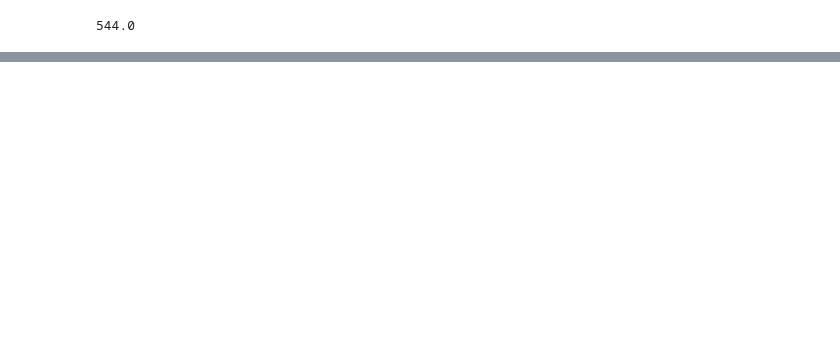
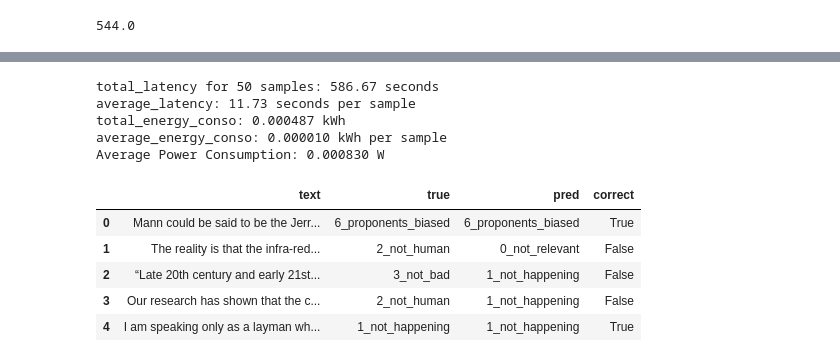
Before and after one commit to Arivima/frugal-ai-challenge, a Jupyter notebook: training/Baseline_text_LLM.ipynb, the cells around one changed output, grey strips where cells are left out. Cells and saved outputs as stored; diff of their text form; code cells hidden in the pictures; blank space fills up the shorter version.

```diff
--- a/training/Baseline_text_LLM.ipynb
+++ b/training/Baseline_text_LLM.ipynb
@@ -580,0 +437,23 @@ For most of the Holocene (last 10k years), sea level has been rising at a rate o
+# %%
+%%time
+
+predictions = []
+latencies = []
+energy_conso = []
+errors = 0
+
+for text, true_label in zip(texts, true_labels):
+    try:
+        pred, lat, ems = classify_text(text, tokenizer, model)
+
+        pred = parse_output(pred)
+        predictions.append(pred)
+        latencies.append(lat)
+        energy_conso.append(ems)
+
+        if pred == "error":
+            errors += 1
+    except Exception as e:
+        predictions.append("error")
+        errors += 1
+        print(f"Error processing: {text[:50]}... -> {str(e)}")
@@ -580,0 +480,34 @@ For most of the Holocene (last 10k years), sea level has been rising at a rate o
+# %%
+results = pd.DataFrame({
+    'text': [t[:100]+'...' for t in texts],
+    'true': true_labels,
+    'pred': predictions
+})
+results["correct"] = results["true"] == results["pred"]
+
+total_latency = np.sum(latencies)
+average_latency = np.mean(latencies)
+total_energy_conso = np.sum(energy_conso)
+average_energy_conso = np.mean(energy_conso)
+average_power_W = total_energy_conso * 1000 / total_latency
+
+print(f"total_latency for {N_SAMPLES} samples: {total_latency:.2f} seconds")
+print(f"average_latency: {average_latency:.2f} seconds per sample")
+print(f"total_energy_conso: {total_energy_conso:.6f} kWh")
+print(f"average_energy_conso: {average_energy_conso:.6f} kWh per sample")
+print(f"Average Power Consumption: {average_power_W:.6f} W")
+# %% [output]
+total_latency for 50 samples: 586.67 seconds
+average_latency: 11.73 seconds per sample
+total_energy_conso: 0.000487 kWh
+average_energy_conso: 0.000010 kWh per sample
+Average Power Consumption: 0.000830 W
+# %%
+results.head()
+# %% [output]
+|  | text | true | pred | correct |
+| 0 | Mann could be said to be the Jerr... | 6_proponents_biased | 6_proponents_biased | True |
+| 1 | The reality is that the infra-red... | 2_not_human | 0_not_relevant | False |
+| 2 | “Late 20th century and early 21st... | 3_not_bad | 1_not_happening | False |
+| 3 | Our research has shown that the c... | 2_not_human | 1_not_happening | False |
+| 4 | I am speaking only as a layman wh... | 1_not_happening | 1_not_happening | True |
```
Also changed, not shown: parts of 98 cells of this notebook, 9 other files.
